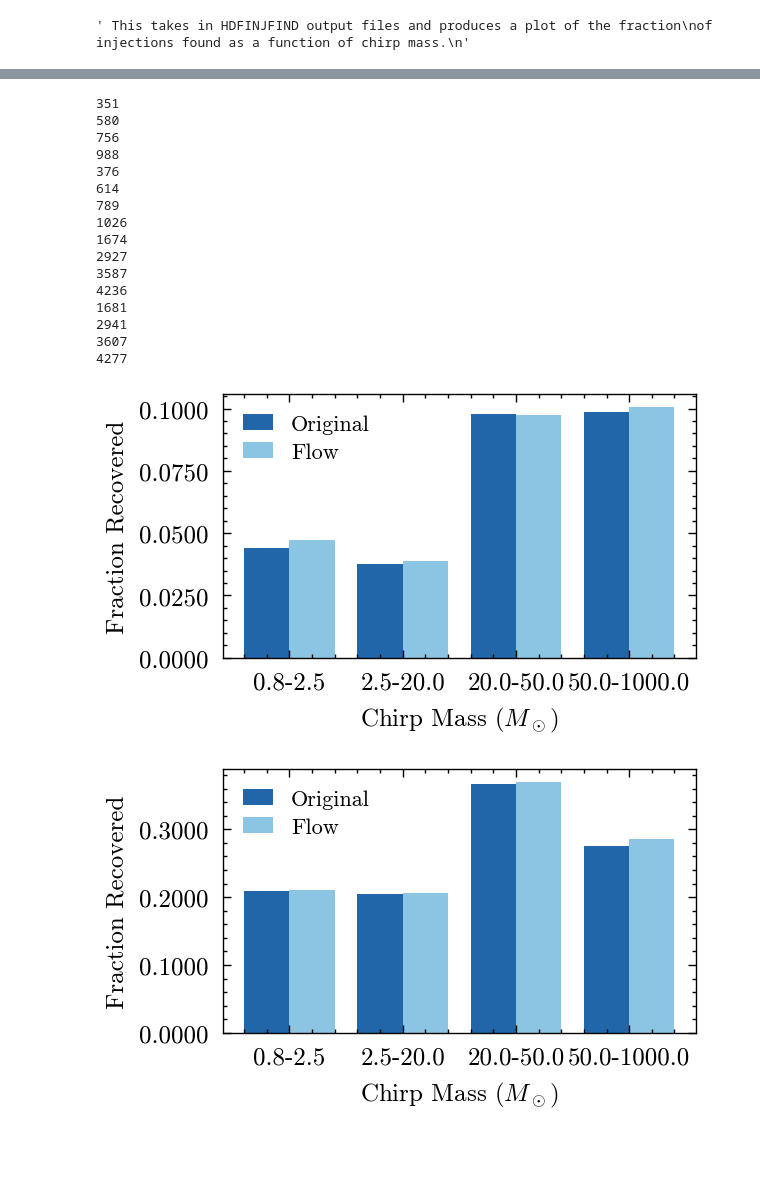
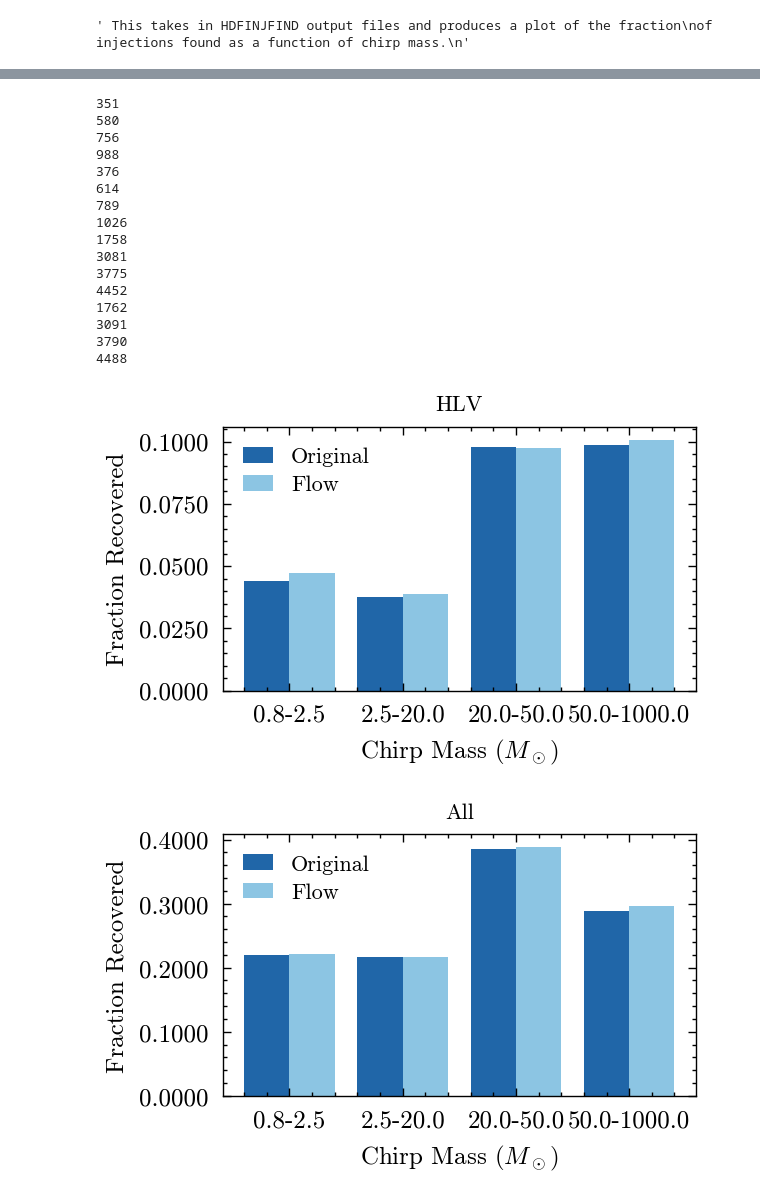
Before and after one commit to icg-gravwaves/Phase_Time_Amplitude, a Jupyter notebook: Plotting/plot_fraction_found_injs.ipynb, the cells around one changed output, grey strips where cells are left out. Drawn from its saved outputs; the diff is of its cells as text; code cells hidden in the pictures; blank space fills up the shorter version.

Commit message:
Plot fixes

```diff
--- a/Plotting/plot_fraction_found_injs.ipynb
+++ b/Plotting/plot_fraction_found_injs.ipynb
@@ -21,9 +21,9 @@ Flow_HL = "../Files/o3_35_hdfinjfind/HDFINJFIND_LH_flow.hdf"
 Original_LV = "../Files/o3_35_hdfinjfind/HDFINJFIND_LV_original.hdf"
 Modified_LV = "../Files/o3_35_hdfinjfind/HDFINJFIND_LV_modified.hdf"
 Flow_LV = "../Files/o3_35_hdfinjfind/HDFINJFIND_LV_flow.hdf"
-Original_2DET = "../Files/o3_35_hdfinjfind/HDFINJFIND_2DET_exc_sngls_original.hdf"
-Modified_2DET = "../Files/o3_35_hdfinjfind/HDFINJFIND_2DET_exc_sngls_modified.hdf"
-Flow_2DET = "../Files/o3_35_hdfinjfind/HDFINJFIND_2DET_exc_sngls_flow.hdf"
+Original_2DET = "../Files/o3_35_hdfinjfind/HDFINJFIND_ALL_exc_HLV_original.hdf"
+Modified_2DET = "../Files/o3_35_hdfinjfind/HDFINJFIND_ALL_exc_HLV_modified.hdf"
+Flow_2DET = "../Files/o3_35_hdfinjfind/HDFINJFIND_ALL_exc_HLV_flow.hdf"
 Files = [Original_2DET, Modified_2DET, Flow_2DET, Original_HL, Modified_HL, Flow_HL,Original_HV, Modified_HV, Flow_HV,Original_LV, Modified_LV, Flow_LV]
 # %%
 def chirp_mass(m1, m2):
@@ -59,7 +59,7 @@ all_frac = []
 
 for fpath in Files:
     with h5py.File(fpath, "r") as h5:
-        mc_total, mc_found = load_injection_data(h5, 1)
+        mc_total, mc_found = load_injection_data(h5,1.)
 
     totals = []
     found = []
@@ -118,6 +118,9 @@ for i in range(4):
     ax.bar(x + width, all_frac[base + 2], width,
            label="Flow", color=colors["Flow"])
 
+    labels = ["All (exc HLV)", "LH", "HV", "LV"]
+    ax.set_title(labels[i], fontsize = 8)
+
     ax.set_xlabel(r"Chirp Mass ($M_\odot$)")
     ax.set_ylabel("Fraction Recovered")
     ax.yaxis.set_major_formatter(FormatStrFormatter('%.4f'))
@@ -127,8 +130,6 @@ for i in range(4):
     ax.legend()
     plt.tight_layout()
 
-    labels = ["2det_exc_sngls", "LH", "HV", "LV"]
-
     plt.savefig(f"../Plots/2DET_summary_{labels[i]}.png")
     plt.show()
 # %% [output]
@@ -139,8 +140,8 @@ for i in range(4):
 # %%
 Original_HLV = "../Files/o3_35_hdfinjfind/HDFINJFIND_HLV_original.hdf"
 Flow_HLV = "../Files/o3_35_hdfinjfind/HDFINJFIND_HLV_flow.hdf"
-Original_3det = "../Files/o3_35_hdfinjfind/HDFINJFIND_3DET_exc_sngls_original.hdf"
-Flow_3det = "../Files/o3_35_hdfinjfind/HDFINJFIND_3DET_exc_sngls_flow.hdf"
+Original_3det = "/home/saml.insley/o3/analysis/pycbc/a35/output/allinj/H1L1V1-HDFINJFIND_ALL_INJECTIONS-1265132995-614458.hdf"
+Flow_3det = "/home/saml.insley/o3/analysis/pycbc/a35_flow/output/allinj/H1L1V1-HDFINJFIND_ALL_INJECTIONS-1265132995-614458.hdf"
 Files2 = [Original_HLV, Flow_HLV, Original_3det, Flow_3det]
 # %%
 all_totals = []
@@ -175,46 +176,47 @@ for fpath in Files2:
 614
 789
 1026
-1674
-2927
-3587
-4236
-1681
-2941
-3607
-4277
+1758
+3081
+3775
+4452
+1762
+3091
+3790
+4488
 # %%
 x = np.arange(len(chirp_bins))
 width = 0.4
 
 colors = {
     "Original": "#2066a8",
     "Flow":     "#8cc5e3",
 }
 
 for i in range(2):
     base = 2 * i
 
     fig, ax = plt.subplots()
 
     ax.bar(x - width/2, all_frac[base + 0], width,
            label="Original", color=colors["Original"])
     ax.bar(x + width/2, all_frac[base + 1], width,
            label="Flow", color=colors["Flow"])
 
     ax.set_xlabel(r"Chirp Mass ($M_\odot$)")
     ax.set_ylabel("Fraction Recovered")
     ax.yaxis.set_major_formatter(FormatStrFormatter('%.4f'))
     ax.set_xticks(x)
     ax.set_xticklabels(bin_labels)
 
     ax.legend()
     plt.tight_layout()
 
-    labels = ["HLV", "3det_exc_sngls"]
+    labels = ["HLV", "All"]
+    ax.set_title(labels[i], fontsize = 8)
 
     plt.savefig(f"../Plots/3DET_summary_{labels[i]}.png")
     plt.show()
 # %% [output]
-[figure, old version]
+[figure, new version]
-[figure, old version]
+[figure, new version]
```
Also changed, not shown: parts of 2 cells of this notebook, 4 other files.
